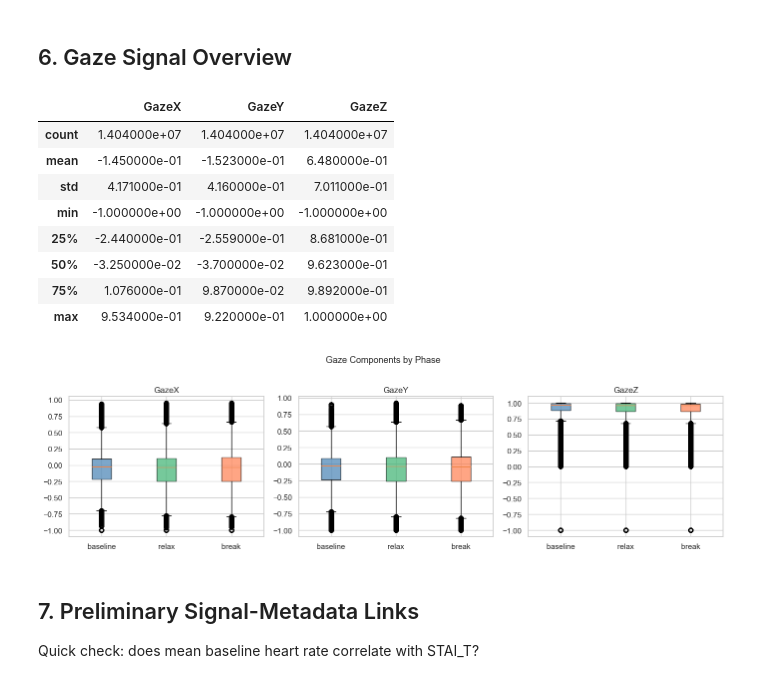
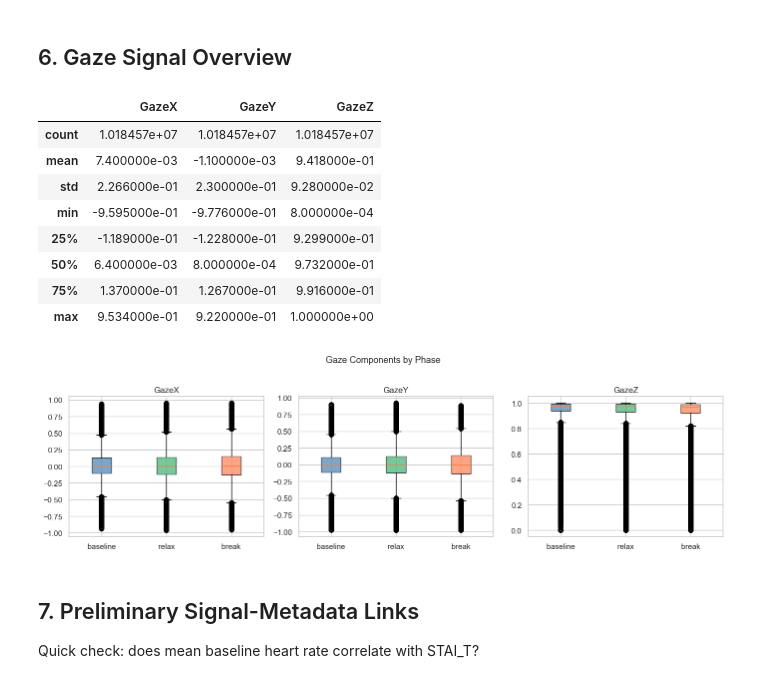
Before and after one commit to Arderiu/mindmetrix_assignment, a Jupyter notebook: eda.ipynb, the cells around one changed output. Cells and saved outputs as stored; diff of their text form; code cells hidden in the pictures.

```diff
--- a/eda.ipynb
+++ b/eda.ipynb
@@ -259,0 +264,12 @@ Duplicate (SubjectID, DeviceTimestamp) rows: 2040000 (14.5%)
+# %%
+from src.preprocessing import remove_duplicate_timestamps, sort_timeseries, clean_tracker_artifacts
+
+n_before = len(ts)
+
+ts_clean = remove_duplicate_timestamps(ts)
+pupil_invalid_before = ((ts_clean['PupilDiameter'] < 0.5) | (ts['PupilDiameter'] > 10.0)).sum()
+ts_clean = sort_timeseries(ts_clean)
+ts_clean = clean_tracker_artifacts(ts_clean)
+
+print(f'\nBefore cleaning : {n_before:,} rows,  {pupil_invalid_before:,} invalid pupil values')
+print(f'After  cleaning : {len(ts_clean):,} rows,  {ts_clean["PupilDiameter"].isna().sum():,} pupil NaNs')
@@ -322,21 +345,21 @@ plt.show()
 ## 6. Gaze Signal Overview
 # %%
 gaze_cols = ['GazeX', 'GazeY', 'GazeZ']
-ts[gaze_cols].describe().round(4)
+ts_clean[gaze_cols].describe().round(4)
 # %% [output]
 |  | GazeX | GazeY | GazeZ |
-| count | 1.404000e+07 | 1.404000e+07 | 1.404000e+07 |
-| mean | -1.450000e-01 | -1.523000e-01 | 6.480000e-01 |
-| std | 4.171000e-01 | 4.160000e-01 | 7.011000e-01 |
-| min | -1.000000e+00 | -1.000000e+00 | -1.000000e+00 |
-| 25% | -2.440000e-01 | -2.559000e-01 | 8.681000e-01 |
-| 50% | -3.250000e-02 | -3.700000e-02 | 9.623000e-01 |
-| 75% | 1.076000e-01 | 9.870000e-02 | 9.892000e-01 |
+| count | 1.018457e+07 | 1.018457e+07 | 1.018457e+07 |
+| mean | 7.400000e-03 | -1.100000e-03 | 9.418000e-01 |
+| std | 2.266000e-01 | 2.300000e-01 | 9.280000e-02 |
+| min | -9.595000e-01 | -9.776000e-01 | 8.000000e-04 |
+| 25% | -1.189000e-01 | -1.228000e-01 | 9.299000e-01 |
+| 50% | 6.400000e-03 | 8.000000e-04 | 9.732000e-01 |
+| 75% | 1.370000e-01 | 1.267000e-01 | 9.916000e-01 |
 | max | 9.534000e-01 | 9.220000e-01 | 1.000000e+00 |
 # %%
 fig, axes = plt.subplots(1, 3, figsize=(14, 4))
 for ax, col in zip(axes, gaze_cols):
-    data = [ts.loc[ts['Phase'] == p, col].dropna() for p in phase_order]
+    data = [ts_clean.loc[ts_clean['Phase'] == p, col].dropna() for p in phase_order]
     bp = ax.boxplot(data, labels=phase_order, patch_artist=True)
     for patch, phase in zip(bp['boxes'], phase_order):
         patch.set_facecolor(palette[phase])
@@ -347,7 +370,7 @@ plt.suptitle('Gaze Components by Phase', y=1.02, fontsize=13)
 plt.tight_layout()
 plt.show()
 # %% [output]
-[figure, old version]
+[figure, new version]
 # %% [markdown]
 ## 7. Preliminary Signal-Metadata Links
 
```
Also changed, not shown: parts of 8 cells of this notebook, 3 other files.
